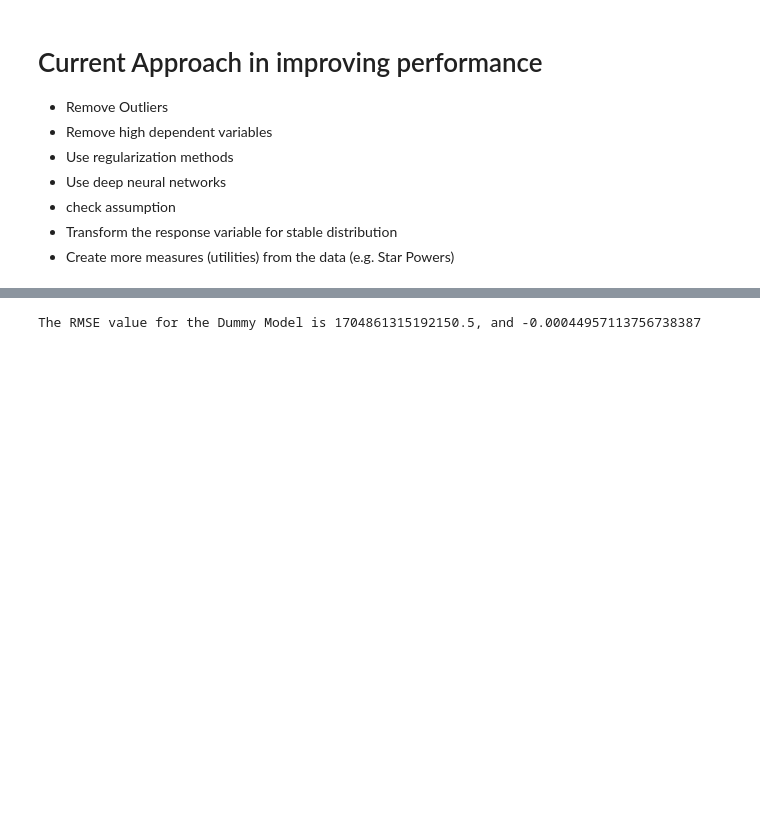
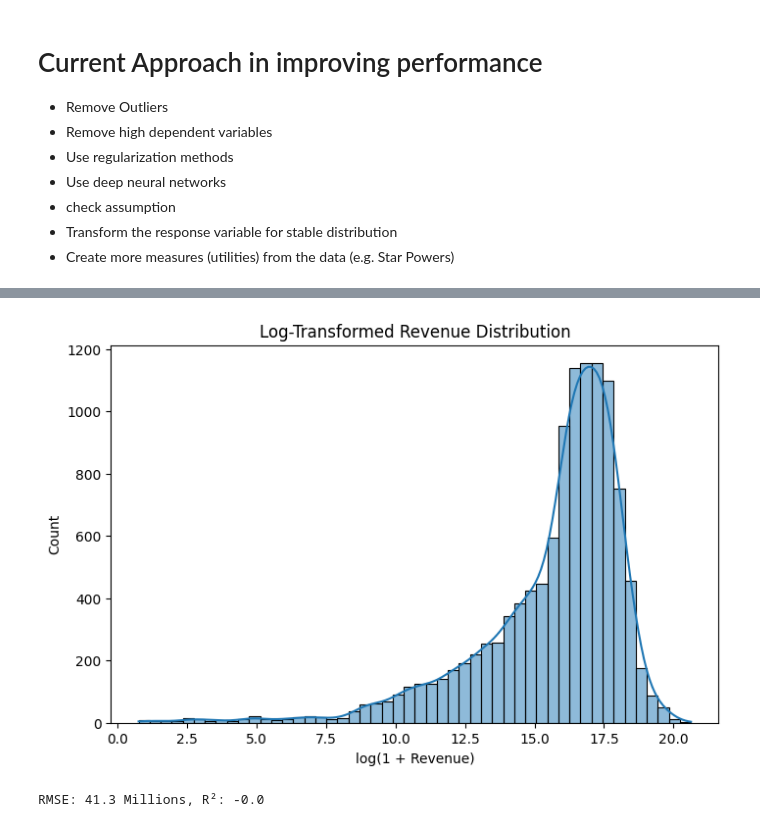
Before and after one commit to Eric7895/Movie_Revenue_Web_Application, a Jupyter notebook: ml_model.ipynb, the cells around one changed output, grey strips where cells are left out. Drawn from its saved outputs; the diff is of its cells as text; code cells hidden in the pictures; blank space fills up the shorter version.

```diff
--- a/ml_model.ipynb
+++ b/ml_model.ipynb
@@ -28,0 +26,19 @@ df = pd.read_csv("data/movie_data_encoded.csv")
+# %%
+df = pd.read_csv("data/movie_data_encoded.csv")
+y = df['revenue']
+parameters_suggested_to_drop_by_RFR = ['production_popular', 'director_score', 'genres_Drama',
+       'writer_score', 'month_June', 'genres_Adventure', 'month_December',
+       'genres_Comedy', 'genres_Action', 'month_August', 'month_October',
+       'month_July', 'month_May', 'month_April', 'genres_Biography',
+       'month_November', 'lang_fr', 'month_February', 'month_March',
+       'month_September', 'genres_Crime', 'lang_other', 'genres_Horror',
+       'month_January', 'lang_ja', 'lang_hi', 'genres_Western', 'has_keywords',
+       'genres_Animation', 'genres_Fantasy', 'is_documentary', 'lang_es',
+       'genres_Documentary', 'genres_Romance', 'has_trailer', 'genres_War',
+       'genres_Thriller', 'genres_Musical', 'genres_Music', 'genres_History',
+       'genres_Film-Noir', 'genres_Family', 'genres_Sci-Fi', 'genres_Sport',
+       'genres_Mystery', 'genres_Adult', 'titleType_tvMovie',
+       'titleType_movie', 'Unnamed: 0', 'name', 'genres', 'directors', 'writers','actors', 'original_language', 'production_companies',
+       'release_date','keywords', 'revenue']
+X = df.drop(parameters_suggested_to_drop_by_RFR, axis=1)
+y_log = np.log1p(y)
@@ -29 +54,9 @@ df = pd.read_csv("data/movie_data_encoded.csv")
+# %%
+plt.figure(figsize=(8,5))
+sns.histplot(y_log, bins=50, kde=True)
+plt.title("Log-Transformed Revenue Distribution")
+plt.xlabel("log(1 + Revenue)")
+plt.show()
+# %% [output]
+[figure, added]
 # %%
@@ -40,11 +72,14 @@ X_train_scaled = scaler.transform(X_train)
 X_test_scaled = scaler.transform(X_test)
-# %%
-dummy_model = np.full_like(y_test, y.mean())
-RMSE = mean_squared_error(y_test, dummy_model)
-R2_dummy = r2_score(y_test, dummy_model)
-print(f'The RMSE value for the Dummy Model is {RMSE}, and {R2_dummy}')
-# %% [output]
-The RMSE value for the Dummy Model is 1704861315192150.5, and -0.00044957113756738387
+# %%
+# Check the performance of the dummy variable
+dummy_pred = np.full_like(y_test, y_train.mean())
+RMSE = np.sqrt(mean_squared_error(y_test, dummy_pred))
+R2 = r2_score(y_test, dummy_pred)
+
+# Format RMSE (e.g., in millions)
+print(f"RMSE: {round(RMSE / 1e6, 2)} Millions, R²: {round(R2, 2)}")
+# %% [output]
+RMSE: 41.3 Millions, R²: -0.0
 # %%
 # Check VIF of each variable
 vif = pd.DataFrame()
```
Also changed, not shown: parts of 10 cells of this notebook.
